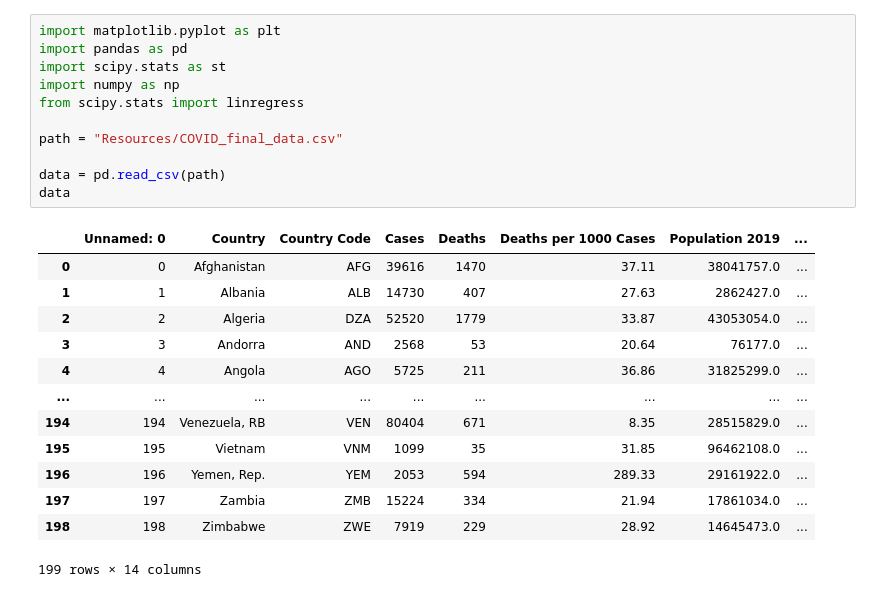
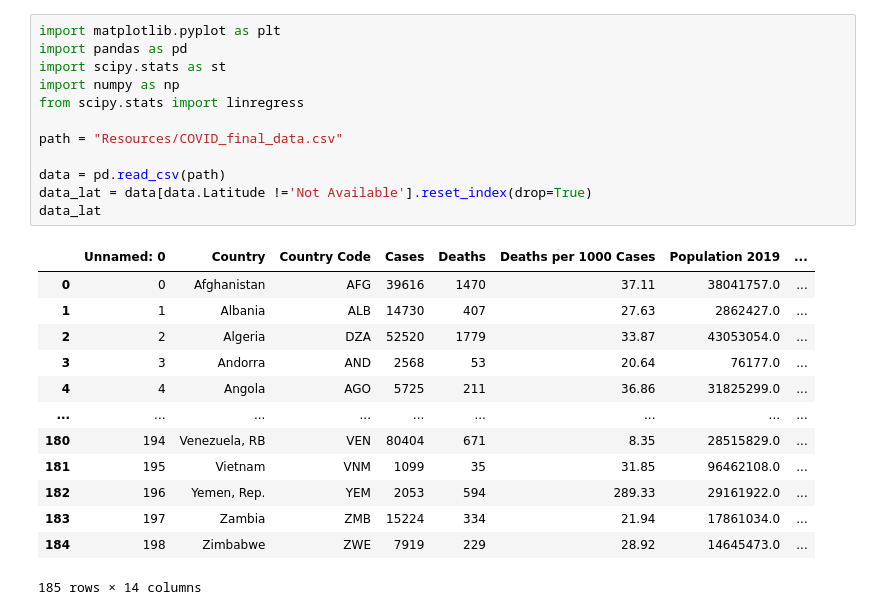
Before and after one commit to AustinRCole/COVID_Lat_GDP_analysis, a Jupyter notebook: COVID_lat_AC.ipynb, the cells around one changed output. Cells and saved outputs as stored; diff of their text form.

```diff
--- a/COVID_lat_AC.ipynb
+++ b/COVID_lat_AC.ipynb
@@ -1,25 +1,26 @@
 # %%
 import matplotlib.pyplot as plt
 import pandas as pd
 import scipy.stats as st
 import numpy as np
 from scipy.stats import linregress
 
 path = "Resources/COVID_final_data.csv"
 
 data = pd.read_csv(path)
-data
+data_lat = data[data.Latitude !='Not Available'].reset_index(drop=True)
+data_lat
 # %% [output]
 |  | Unnamed: 0 | Country | Country Code | Cases | Deaths | Deaths per 1000 Cases | Population 2019 | ... |
 | 0 | 0 | Afghanistan | AFG | 39616 | 1470 | 37.11 | 38041757.0 | ... |
 | 1 | 1 | Albania | ALB | 14730 | 407 | 27.63 | 2862427.0 | ... |
 | 2 | 2 | Algeria | DZA | 52520 | 1779 | 33.87 | 43053054.0 | ... |
 | 3 | 3 | Andorra | AND | 2568 | 53 | 20.64 | 76177.0 | ... |
 | 4 | 4 | Angola | AGO | 5725 | 211 | 36.86 | 31825299.0 | ... |
 | ... | ... | ... | ... | ... | ... | ... | ... | ... |
-| 194 | 194 | Venezuela, RB | VEN | 80404 | 671 | 8.35 | 28515829.0 | ... |
-| 195 | 195 | Vietnam | VNM | 1099 | 35 | 31.85 | 96462108.0 | ... |
-| 196 | 196 | Yemen, Rep. | YEM | 2053 | 594 | 289.33 | 29161922.0 | ... |
-| 197 | 197 | Zambia | ZMB | 15224 | 334 | 21.94 | 17861034.0 | ... |
-| 198 | 198 | Zimbabwe | ZWE | 7919 | 229 | 28.92 | 14645473.0 | ... |
+| 180 | 194 | Venezuela, RB | VEN | 80404 | 671 | 8.35 | 28515829.0 | ... |
+| 181 | 195 | Vietnam | VNM | 1099 | 35 | 31.85 | 96462108.0 | ... |
+| 182 | 196 | Yemen, Rep. | YEM | 2053 | 594 | 289.33 | 29161922.0 | ... |
+| 183 | 197 | Zambia | ZMB | 15224 | 334 | 21.94 | 17861034.0 | ... |
+| 184 | 198 | Zimbabwe | ZWE | 7919 | 229 | 28.92 | 14645473.0 | ... |
-199 rows × 14 columns
+185 rows × 14 columns
```
Also changed, not shown: parts of 5 cells of this notebook.
